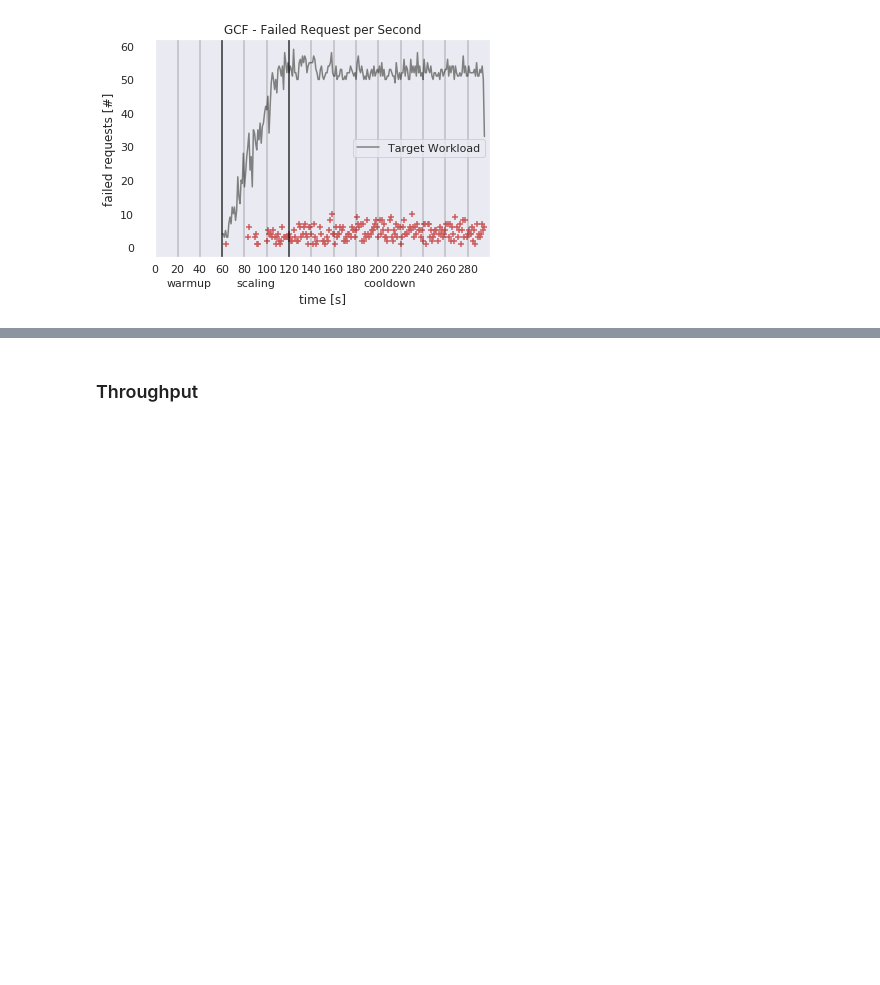
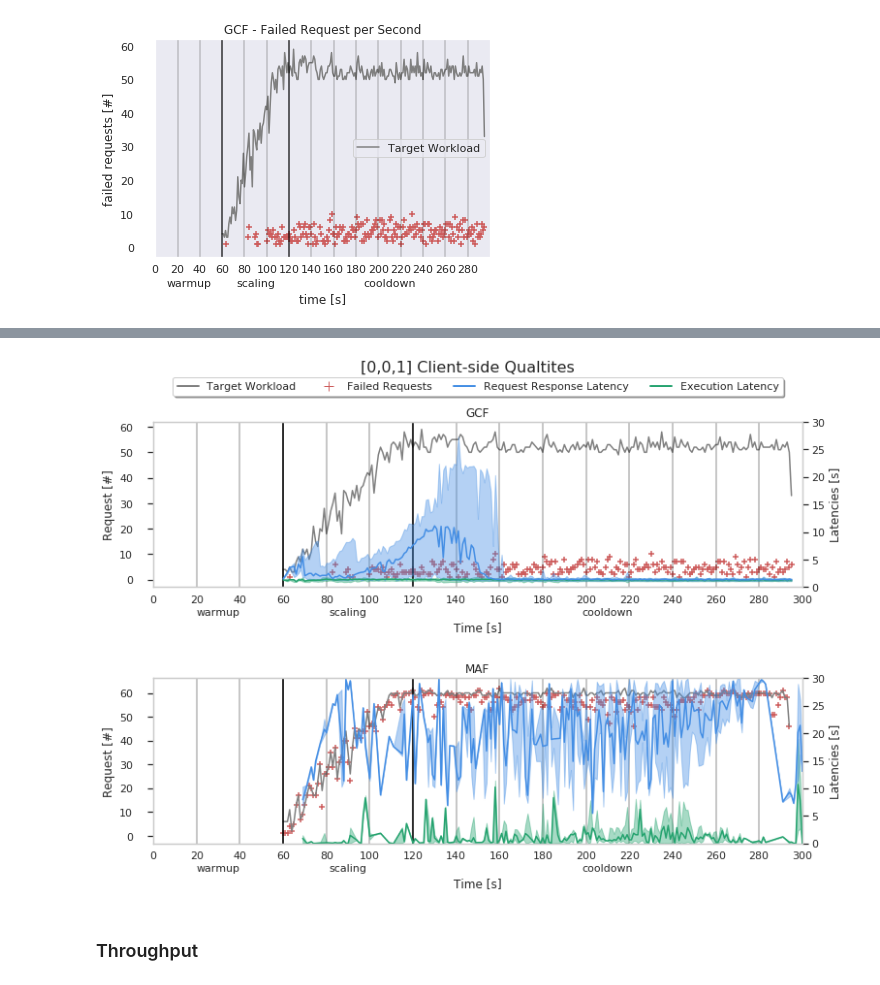
Before and after one commit to tawalaya/FaaSElasticityEngineering, a Jupyter notebook: SW-Analysis.ipynb, the cells around one changed output, grey strips where cells are left out. Saved outputs shown, nothing was run; the diff lists cells and outputs as text; code cells hidden in the pictures; blank space fills up the shorter version.

```diff
--- a/SW-Analysis.ipynb
+++ b/SW-Analysis.ipynb
@@ -449,3 +453,25 @@ plt.subplots_adjust(hspace=0.55)
+# %%
+fig,axs = plt.subplots(2,figsize=(12,8))
+idx = 0
+plt.suptitle("[{}] Client-side Qualtites".format(workload), fontsize=16,y=0.99)
+for provider in ["gcf","azure"]:
+    ax = axs[idx]
+    plotClientSideOverview(ax,all,provider,workload,title="{}".format(style[provider]["name"]),legend=None,ylim=[0,30])
+    idx+=1
+
+legendShapes = [
+    Line2D([0], [0], color="gray", lw=2),
+    Line2D([0], [0], marker='+', lw=0,color='indianred',markerfacecolor='indianred', markersize=10),
+    Line2D([0], [0], color=style["Lats"]["RLat"], lw=2),
+    Line2D([0], [0], color=style["Lats"]["ELat"], lw=2)
+]
+legendNames = ["Target Workload","Failed Requests",style["Names"]["RLat"],style["Names"]["ELat"]]
+axs[0].legend(legendShapes, legendNames,
+    loc='upper center', bbox_to_anchor=(0.5, 1.3),fancybox=True, shadow=True, ncol=5)
+plt.subplots_adjust(hspace=0.55)
+plt.savefig("reports/ClientSideQA-{}-Bad.pdf".format(workload))
+# %% [output]
+[figure, added]
 # %% [markdown]
 ### Throughput
 # %%
```
Also changed, not shown: parts of 3 cells of this notebook, 2 other files.
